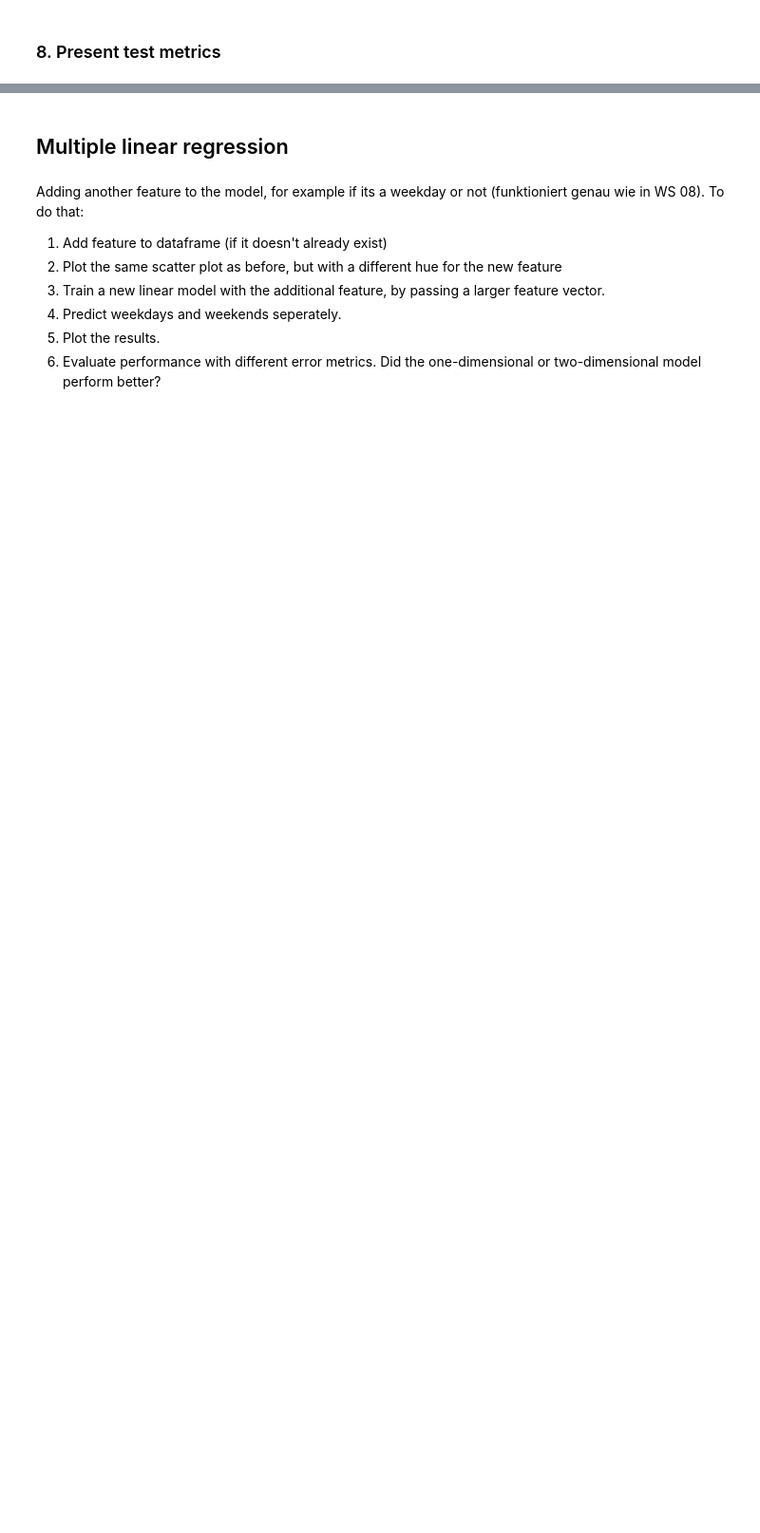
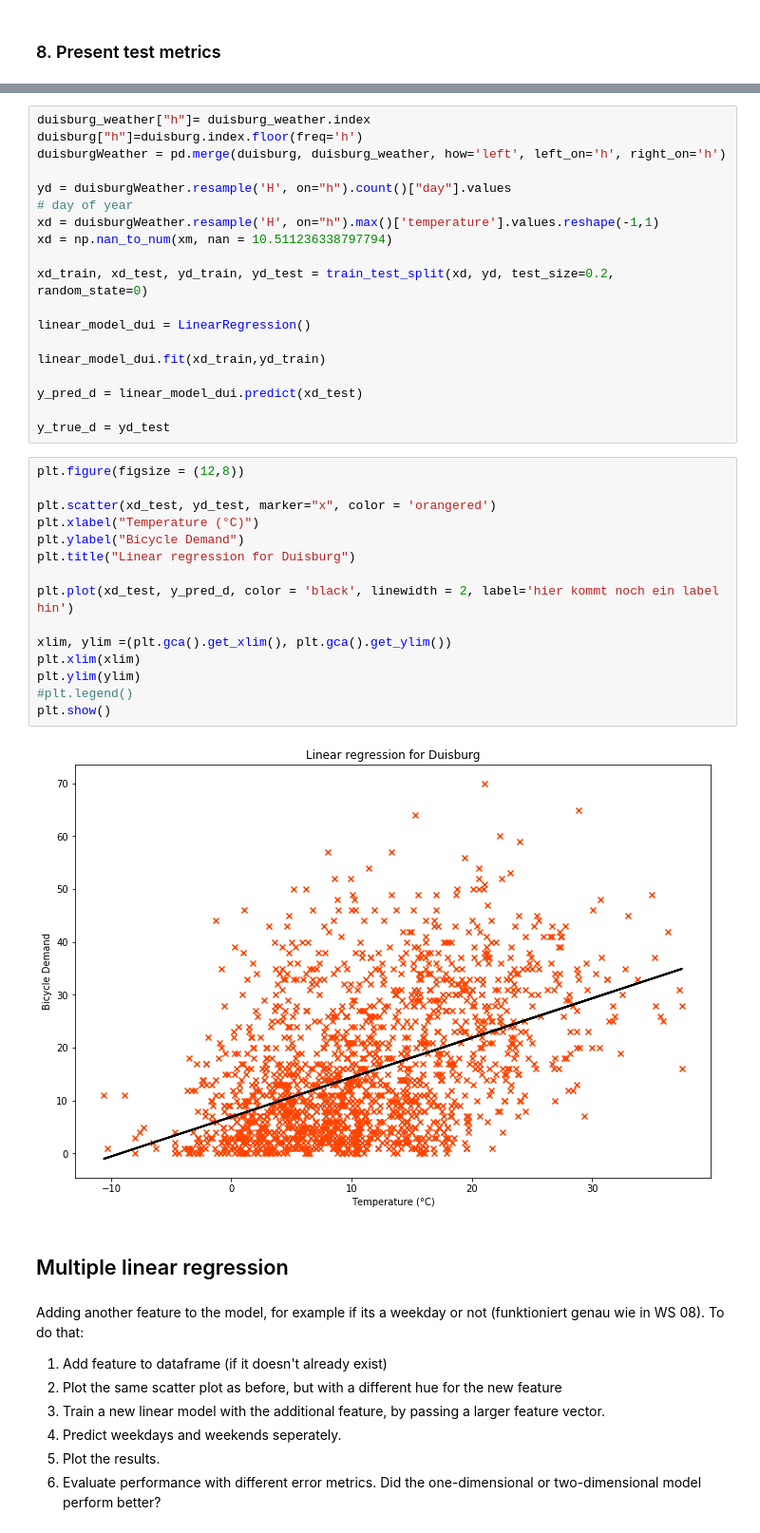
Before and after one commit to mogottsch/dsml_2020_magma, a Jupyter notebook: 3_predictive_analytics/Linear Regression.ipynb, the cells around one changed output, grey strips where cells are left out. Shown at 95% size. Cells and saved outputs as stored; diff of their text form; blank space fills up the shorter version.

```diff
--- a/3_predictive_analytics/Linear Regression.ipynb
+++ b/3_predictive_analytics/Linear Regression.ipynb
@@ -121,3 +102,39 @@ Coefficient of determination: 0.25051982715386956
+# %%
+duisburg_weather["h"]= duisburg_weather.index
+duisburg["h"]=duisburg.index.floor(freq='h')
+duisburgWeather = pd.merge(duisburg, duisburg_weather, how='left', left_on='h', right_on='h')
+
+yd = duisburgWeather.resample('H', on="h").count()["day"].values
+# day of year
+xd = duisburgWeather.resample('H', on="h").max()['temperature'].values.reshape(-1,1)
+xd = np.nan_to_num(xm, nan = 10.511236338797794)
+
+xd_train, xd_test, yd_train, yd_test = train_test_split(xd, yd, test_size=0.2, random_state=0)
+
+linear_model_dui = LinearRegression()
+
+linear_model_dui.fit(xd_train,yd_train)
+
+y_pred_d = linear_model_dui.predict(xd_test)
+
+y_true_d = yd_test
+# %%
+plt.figure(figsize = (12,8))
+
+plt.scatter(xd_test, yd_test, marker="x", color = 'orangered')
+plt.xlabel("Temperature (°C)")
+plt.ylabel("Bicycle Demand")
+plt.title("Linear regression for Duisburg")
+
+plt.plot(xd_test, y_pred_d, color = 'black', linewidth = 2, label='hier kommt noch ein label hin')
+
+xlim, ylim =(plt.gca().get_xlim(), plt.gca().get_ylim())
+plt.xlim(xlim)
+plt.ylim(ylim)
+#plt.legend()
+plt.show()
+# %% [output]
+[figure, added]
 # %% [markdown]
 ## Multiple linear regression
 # %% [markdown]
```
Also changed, not shown: parts of 10 cells of this notebook.
